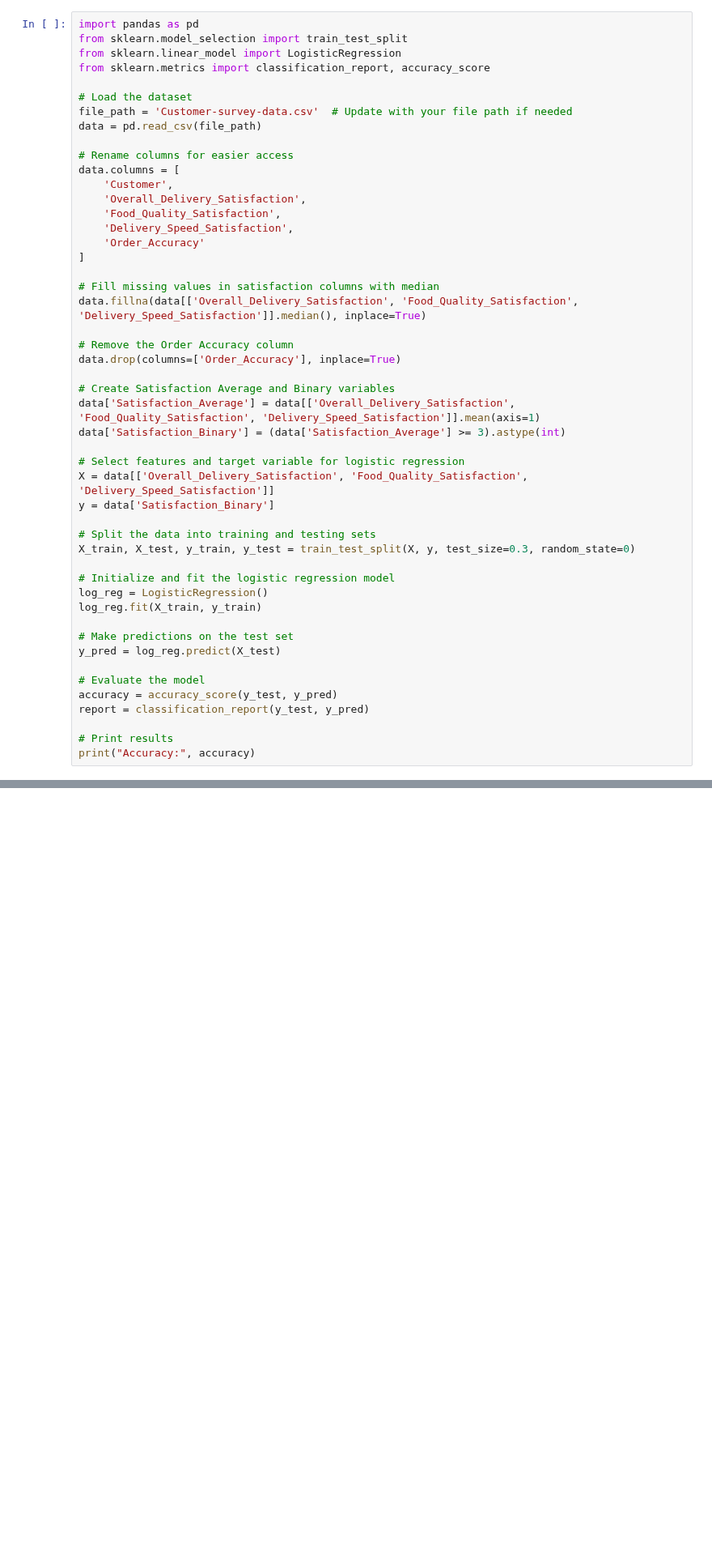
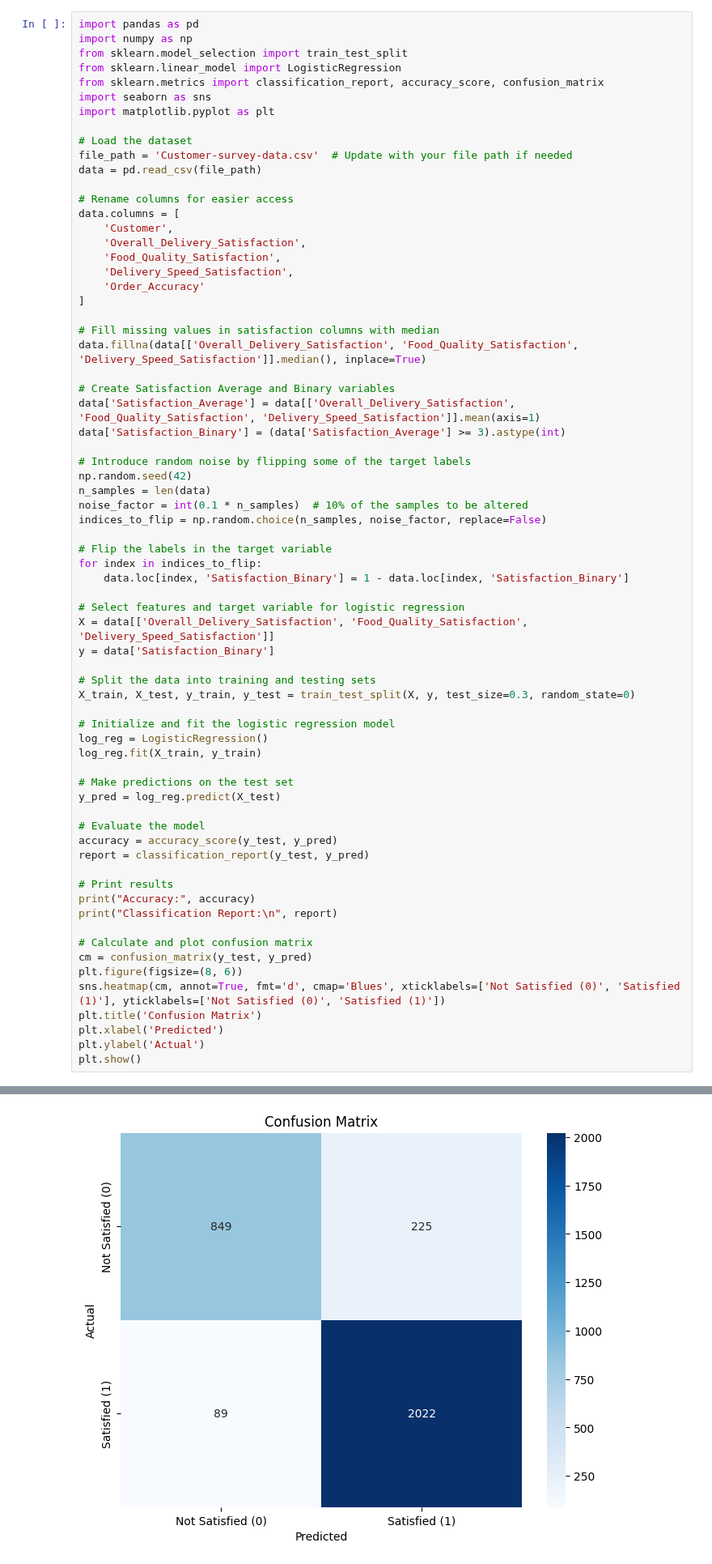
Before and after one commit to t1pen/MeXEE402_Midterms_StephenGabrielAlojado_JairusSunga, a Jupyter notebook: Logistic Regression/test.ipynb, the cells around one changed output, grey strips where cells are left out. Shown at 81% size. Cells and saved outputs as stored; diff of their text form; blank space fills up the shorter version.

```diff
--- a/Logistic Regression/test.ipynb
+++ b/Logistic Regression/test.ipynb
@@ -1,8 +1,11 @@
 # %%
 import pandas as pd
+import numpy as np
 from sklearn.model_selection import train_test_split
 from sklearn.linear_model import LogisticRegression
-from sklearn.metrics import classification_report, accuracy_score
+from sklearn.metrics import classification_report, accuracy_score, confusion_matrix
+import seaborn as sns
+import matplotlib.pyplot as plt
 
 # Load the dataset
 file_path = 'Customer-survey-data.csv'  # Update with your file path if needed
@@ -20,12 +23,19 @@ data.columns = [
 # Fill missing values in satisfaction columns with median
 data.fillna(data[['Overall_Delivery_Satisfaction', 'Food_Quality_Satisfaction', 'Delivery_Speed_Satisfaction']].median(), inplace=True)
 
-# Remove the Order Accuracy column
-data.drop(columns=['Order_Accuracy'], inplace=True)
-
 # Create Satisfaction Average and Binary variables
 data['Satisfaction_Average'] = data[['Overall_Delivery_Satisfaction', 'Food_Quality_Satisfaction', 'Delivery_Speed_Satisfaction']].mean(axis=1)
 data['Satisfaction_Binary'] = (data['Satisfaction_Average'] >= 3).astype(int)
+
+# Introduce random noise by flipping some of the target labels
+np.random.seed(42)
+n_samples = len(data)
+noise_factor = int(0.1 * n_samples)  # 10% of the samples to be altered
+indices_to_flip = np.random.choice(n_samples, noise_factor, replace=False)
+
+# Flip the labels in the target variable
+for index in indices_to_flip:
+    data.loc[index, 'Satisfaction_Binary'] = 1 - data.loc[index, 'Satisfaction_Binary']
 
 # Select features and target variable for logistic regression
 X = data[['Overall_Delivery_Satisfaction', 'Food_Quality_Satisfaction', 'Delivery_Speed_Satisfaction']]
@@ -47,4 +57,14 @@ report = classification_report(y_test, y_pred)
 
 # Print results
 print("Accuracy:", accuracy)
+print("Classification Report:\n", report)
+
+# Calculate and plot confusion matrix
+cm = confusion_matrix(y_test, y_pred)
+plt.figure(figsize=(8, 6))
+sns.heatmap(cm, annot=True, fmt='d', cmap='Blues', xticklabels=['Not Satisfied (0)', 'Satisfied (1)'], yticklabels=['Not Satisfied (0)', 'Satisfied (1)'])
+plt.title('Confusion Matrix')
+plt.xlabel('Predicted')
+plt.ylabel('Actual')
+plt.show()
 # %% [output]
@@ -52,3 +81,4 @@ Accuracy: 1.0
+[figure, added]
 # %%
 log_reg.predict([[4,3,2]])
 # %% [output]
```
Also changed, not shown: parts of 1 cell of this notebook, 1 other file.
